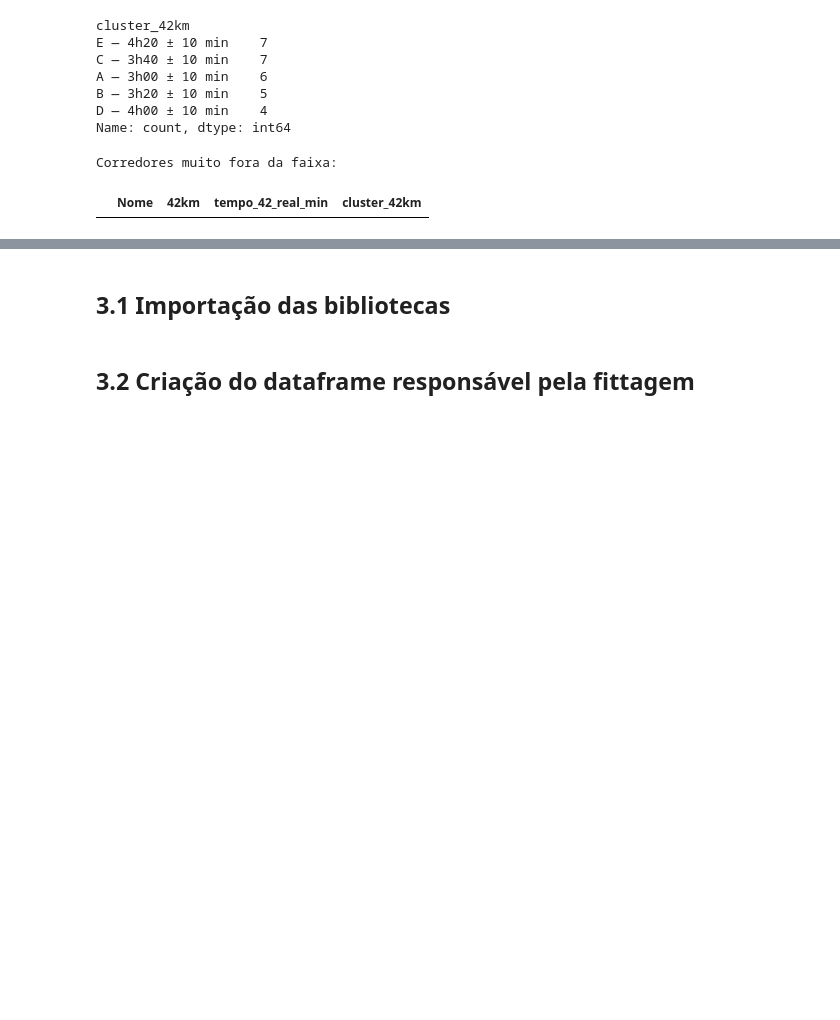
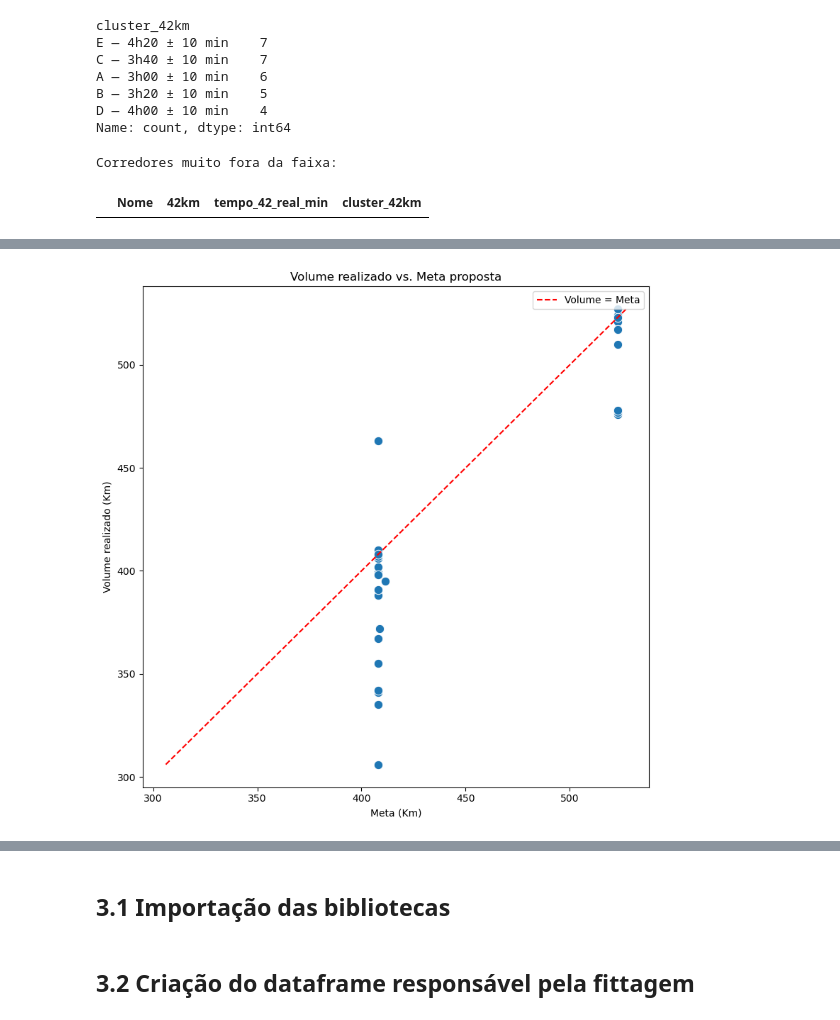
Before and after one commit to Gabriel-Vernizi/CurveFittingRunners, a Jupyter notebook: PythonCodes/dados_vinicius.ipynb, the cells around one changed output, grey strips where cells are left out. Drawn from its saved outputs; the diff is of its cells as text; code cells hidden in the pictures; blank space fills up the shorter version.

```diff
--- a/PythonCodes/dados_vinicius.ipynb
+++ b/PythonCodes/dados_vinicius.ipynb
@@ -234,0 +281,18 @@ plt.show()
+# %%
+plt.figure(figsize=(8, 8))
+
+sns.scatterplot(data=df, x="Meta (Km)", y="Volume 8 semanas (Km)", s=80)
+
+lim_min = min(df["Meta (Km)"].min(), df["Volume 8 semanas (Km)"].min())
+lim_max = max(df["Meta (Km)"].max(), df["Volume 8 semanas (Km)"].max())
+plt.plot([lim_min, lim_max], [lim_min, lim_max],
+         color="red", linestyle="--", label="Volume = Meta")
+
+plt.title("Volume realizado vs. Meta proposta")
+plt.xlabel("Meta (Km)")
+plt.ylabel("Volume realizado (Km)")
+plt.legend()
+plt.tight_layout()
+plt.show()
+# %% [output]
+[figure, added]
```
Also changed, not shown: parts of 15 cells of this notebook.
